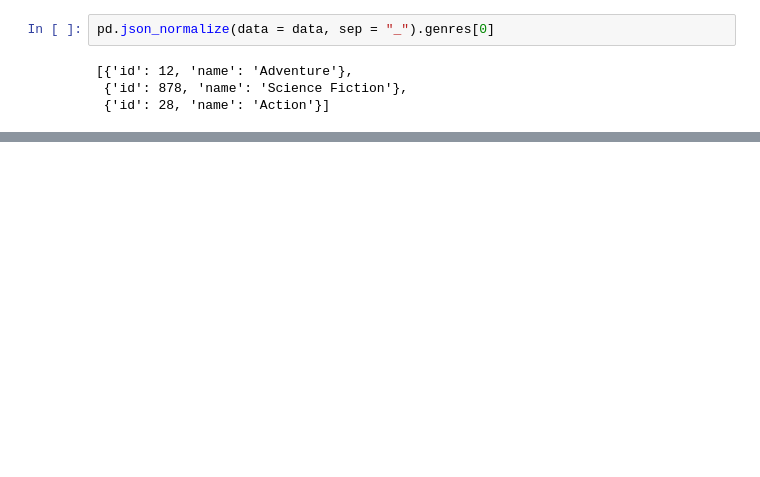
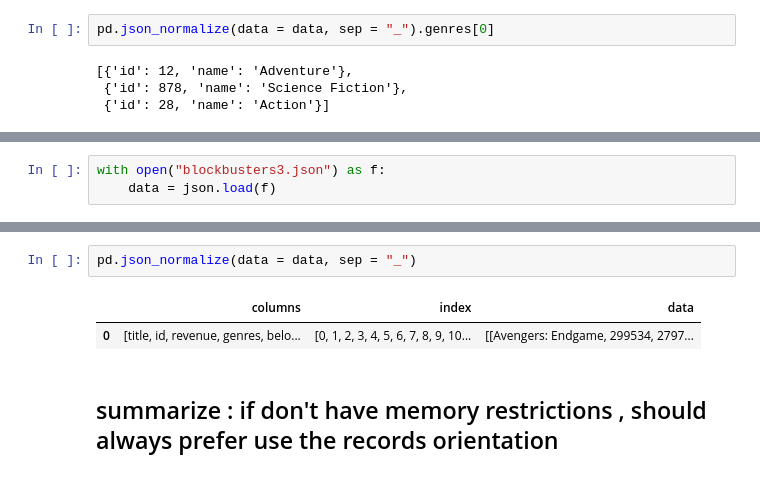
Before and after one commit to syahnetwork/Data-Science-Pandas, a Jupyter notebook: 03 Project 2 Data Import - Working with APIs and JSON (Movies Dataset).ipynb, the cells around one changed output, grey strips where cells are left out. Saved outputs shown, nothing was run; the diff lists cells and outputs as text; blank space fills up the shorter version.

```diff
--- a/03 Project 2 Data Import - Working with APIs and JSON (Movies Dataset).ipynb
+++ b/03 Project 2 Data Import - Working with APIs and JSON (Movies Dataset).ipynb
@@ -196,0 +324,3 @@ pd.json_normalize(data = data, record_path = "genres")
+# %%
+with open("blockbusters3.json") as f:
+    data = json.load(f)
@@ -196,0 +376,7 @@ pd.json_normalize(data = data, record_path = "genres")
+# %%
+pd.json_normalize(data = data, sep = "_")
+# %% [output]
+|  | columns | index | data |
+| 0 | [title, id, revenue, genres, belo... | [0, 1, 2, 3, 4, 5, 6, 7, 8, 9, 10... | [[Avengers: Endgame, 299534, 2797... |
+# %% [markdown]
+## summarize : if don't have memory restrictions , should always prefer use the records orientation
```
Also changed, not shown: parts of 21 cells of this notebook, 2 other files.
